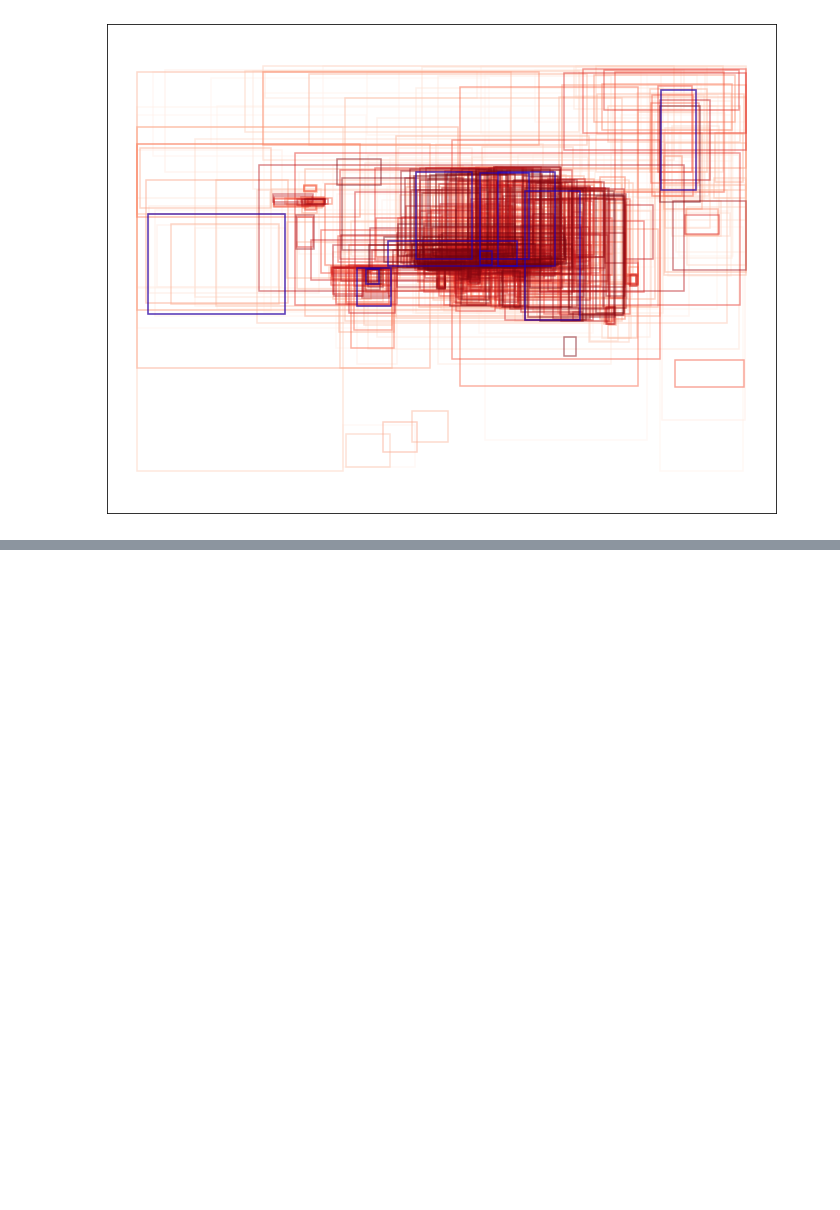
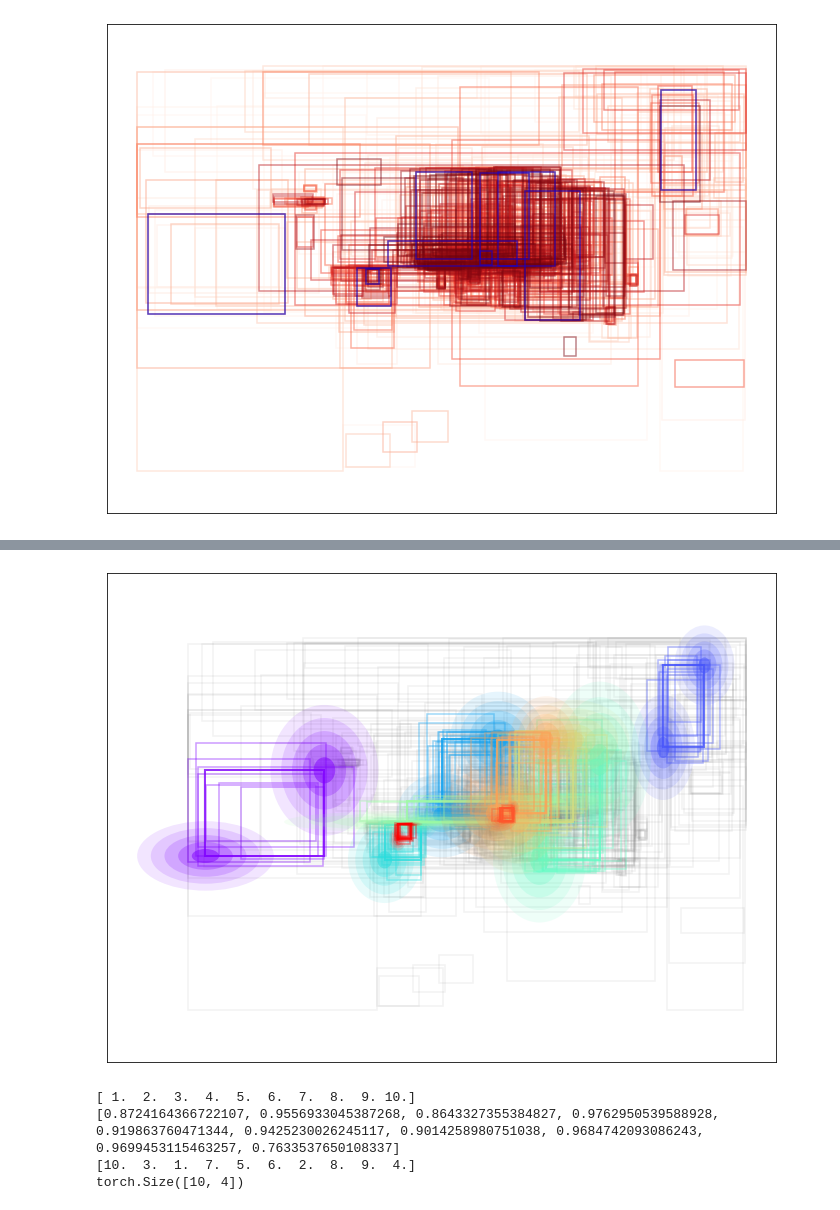
Before and after one commit to ernoult/set_transformer, a Jupyter notebook: dataset.ipynb, the cells around one changed output, grey strips where cells are left out. Saved outputs shown, nothing was run; the diff lists cells and outputs as text; code cells hidden in the pictures; blank space fills up the shorter version.

```diff
--- a/dataset.ipynb
+++ b/dataset.ipynb
@@ -103,13 +169,12 @@ def rect_for_plots(rects, format='proposals'):
 # %%
 import detectron2.layers.nms as nms
 nms_thr=0.5
-proposals_without_scores = proposals.proposal_boxes.tensor
-scores = torch.sigmoid(proposals.objectness_logits)
 
-inds = nms(proposals_without_scores, scores, nms_thr)
-retained_proposals = proposals_without_scores[inds,:]
-retained_proposals = retained_proposals[:10, :]
-print(retained_proposals.size())
+inds = nms(proposals.proposal_boxes.tensor, torch.sigmoid(proposals.objectness_logits), nms_thr)
+retained_boxes = proposals.proposal_boxes[inds]
+retained_boxes = retained_boxes[:10, :]
+
+print(retained_boxes.tensor.size())
 # %% [output]
 torch.Size([10, 4])
 # %%
@@ -156,0 +255,29 @@ print('{} boxes (/{}) used to estimate the mixture parameters'.format(processed,
+# %%
+fig=plt.figure(figsize=(12,9))
+ax = plt.gca()
+
+
+'''
+scatter(proposals.proposal_boxes.tensor, ax = ax, format='proposals', top=1000)
+scatter(torch.vstack(params['mu']), ax=ax, format='proposals',color='blue')
+'''
+
+
+scatter(proposals_tensors, ax=ax,
+        mu = torch.vstack(params['mu']),
+        cov = torch.vstack(params['cov']),
+        labels=labels,
+        avg_scores=params['avg_score']
+       )
+# %% [output]
+[figure, added]
+# %%
+ulabels = np.sort(np.unique(labels.cpu().numpy()))[1:]
+print(ulabels)
+print(params['avg_score'])
+print(ulabels[np.argsort(params['avg_score'])])
+# %% [output]
+[ 1.  2.  3.  4.  5.  6.  7.  8.  9. 10.]
+[0.8724164366722107, 0.9556933045387268, 0.8643327355384827, 0.9762950539588928, 0.919863760471344, 0.9425230026245117, 0.9014258980751038, 0.9684742093086243, 0.9699453115463257, 0.7633537650108337]
+[10.  3.  1.  7.  5.  6.  2.  8.  9.  4.]
+torch.Size([10, 4])
```
Also changed, not shown: parts of 5 cells of this notebook, 1 other file.
